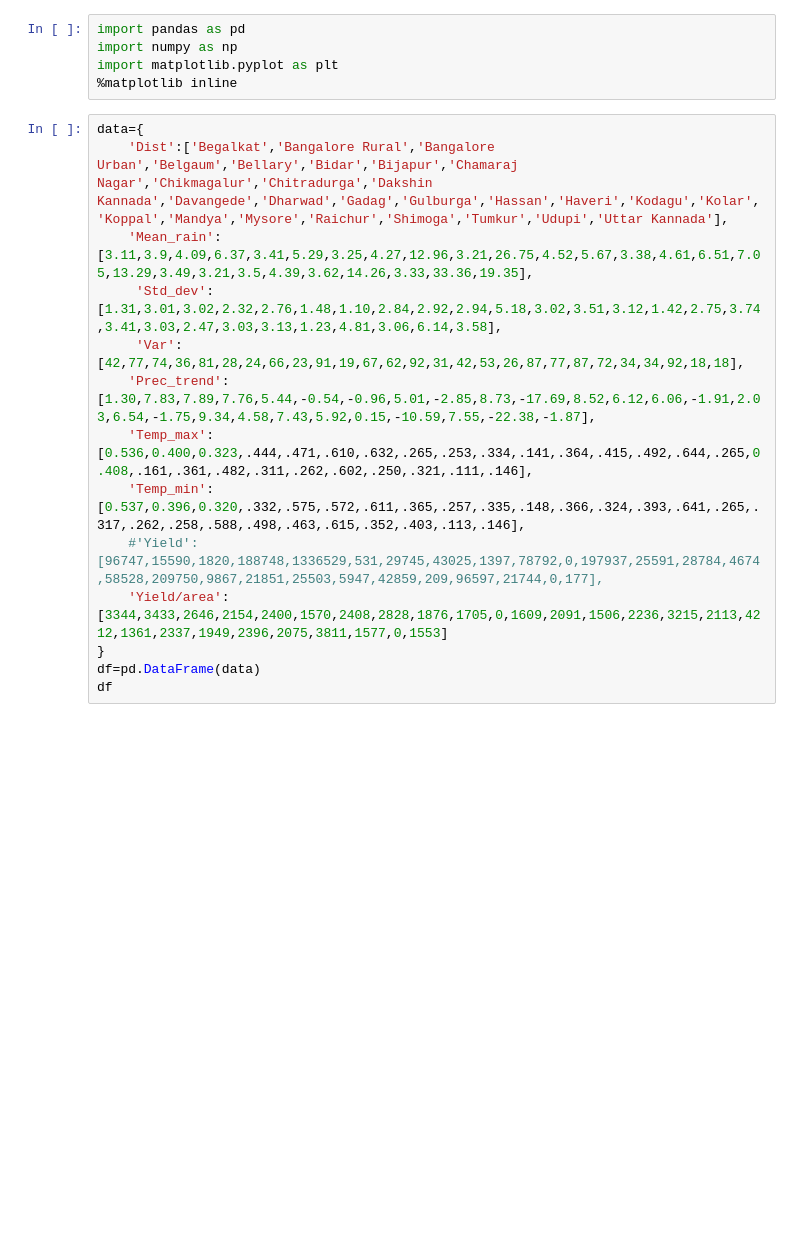
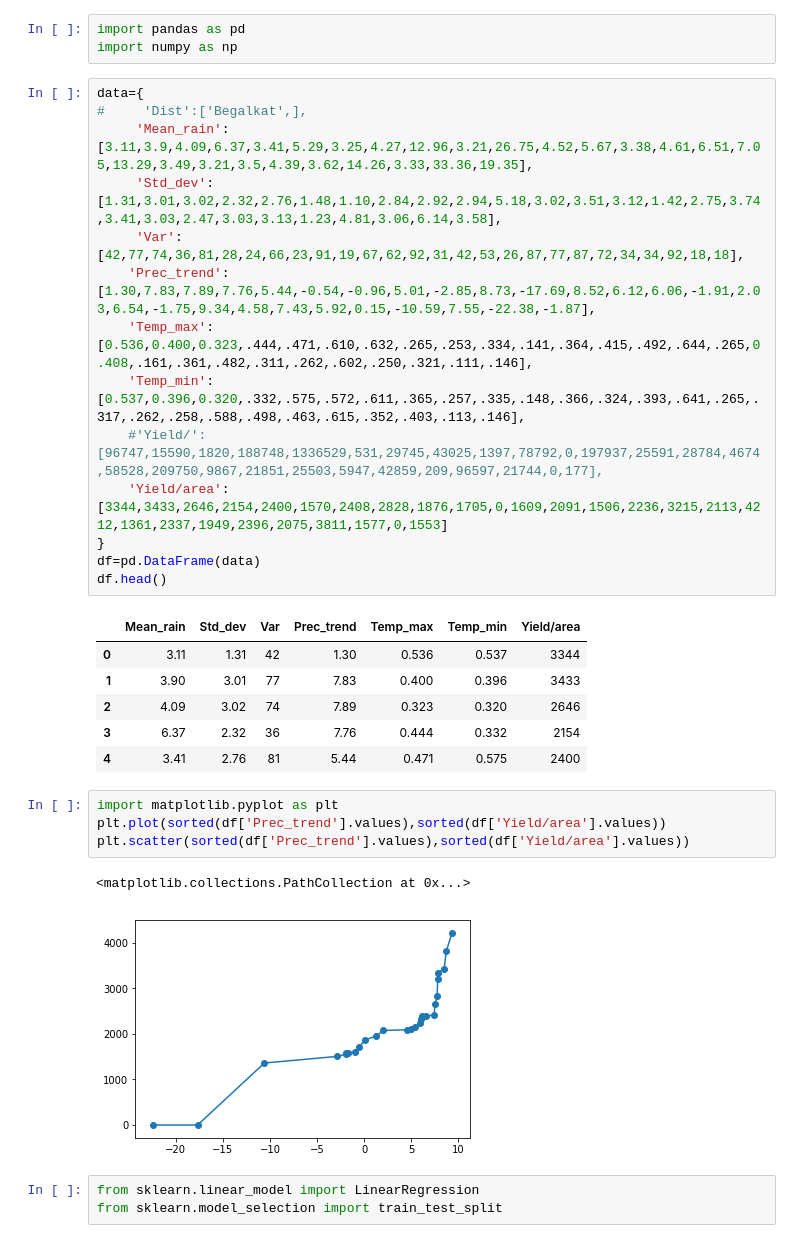
Before and after one commit to arghac14/CropYield-prediction, a Jupyter notebook: CropPrediction.ipynb, the cells around one changed output. Drawn from its saved outputs; the diff is of its cells as text; blank space fills up the shorter version.

```diff
--- a/CropPrediction.ipynb
+++ b/CropPrediction.ipynb
@@ -3,19 +3,34 @@
 # %%
 import pandas as pd
 import numpy as np
-import matplotlib.pyplot as plt
-%matplotlib inline
 # %%
 data={
-    'Dist':['Begalkat','Bangalore Rural','Bangalore Urban','Belgaum','Bellary','Bidar','Bijapur','Chamaraj Nagar','Chikmagalur','Chitradurga','Dakshin Kannada','Davangede','Dharwad','Gadag','Gulburga','Hassan','Haveri','Kodagu','Kolar','Koppal','Mandya','Mysore','Raichur','Shimoga','Tumkur','Udupi','Uttar Kannada'],
-    'Mean_rain':[3.11,3.9,4.09,6.37,3.41,5.29,3.25,4.27,12.96,3.21,26.75,4.52,5.67,3.38,4.61,6.51,7.05,13.29,3.49,3.21,3.5,4.39,3.62,14.26,3.33,33.36,19.35],
+#     'Dist':['Begalkat',],
+     'Mean_rain':[3.11,3.9,4.09,6.37,3.41,5.29,3.25,4.27,12.96,3.21,26.75,4.52,5.67,3.38,4.61,6.51,7.05,13.29,3.49,3.21,3.5,4.39,3.62,14.26,3.33,33.36,19.35],
      'Std_dev':[1.31,3.01,3.02,2.32,2.76,1.48,1.10,2.84,2.92,2.94,5.18,3.02,3.51,3.12,1.42,2.75,3.74,3.41,3.03,2.47,3.03,3.13,1.23,4.81,3.06,6.14,3.58],
      'Var':[42,77,74,36,81,28,24,66,23,91,19,67,62,92,31,42,53,26,87,77,87,72,34,34,92,18,18],
     'Prec_trend':[1.30,7.83,7.89,7.76,5.44,-0.54,-0.96,5.01,-2.85,8.73,-17.69,8.52,6.12,6.06,-1.91,2.03,6.54,-1.75,9.34,4.58,7.43,5.92,0.15,-10.59,7.55,-22.38,-1.87],
     'Temp_max':[0.536,0.400,0.323,.444,.471,.610,.632,.265,.253,.334,.141,.364,.415,.492,.644,.265,0.408,.161,.361,.482,.311,.262,.602,.250,.321,.111,.146],
     'Temp_min':[0.537,0.396,0.320,.332,.575,.572,.611,.365,.257,.335,.148,.366,.324,.393,.641,.265,.317,.262,.258,.588,.498,.463,.615,.352,.403,.113,.146],
-    #'Yield':[96747,15590,1820,188748,1336529,531,29745,43025,1397,78792,0,197937,25591,28784,4674,58528,209750,9867,21851,25503,5947,42859,209,96597,21744,0,177],
+    #'Yield/':[96747,15590,1820,188748,1336529,531,29745,43025,1397,78792,0,197937,25591,28784,4674,58528,209750,9867,21851,25503,5947,42859,209,96597,21744,0,177],
     'Yield/area':[3344,3433,2646,2154,2400,1570,2408,2828,1876,1705,0,1609,2091,1506,2236,3215,2113,4212,1361,2337,1949,2396,2075,3811,1577,0,1553]
 }
 df=pd.DataFrame(data)
-df
+df.head()
+# %% [output]
+|  | Mean_rain | Std_dev | Var | Prec_trend | Temp_max | Temp_min | Yield/area |
+| 0 | 3.11 | 1.31 | 42 | 1.30 | 0.536 | 0.537 | 3344 |
+| 1 | 3.90 | 3.01 | 77 | 7.83 | 0.400 | 0.396 | 3433 |
+| 2 | 4.09 | 3.02 | 74 | 7.89 | 0.323 | 0.320 | 2646 |
+| 3 | 6.37 | 2.32 | 36 | 7.76 | 0.444 | 0.332 | 2154 |
+| 4 | 3.41 | 2.76 | 81 | 5.44 | 0.471 | 0.575 | 2400 |
+# %%
+import matplotlib.pyplot as plt
+plt.plot(sorted(df['Prec_trend'].values),sorted(df['Yield/area'].values))
+plt.scatter(sorted(df['Prec_trend'].values),sorted(df['Yield/area'].values))
+# %% [output]
+<matplotlib.collections.PathCollection at 0x...>
+[figure, added]
+# %%
+from sklearn.linear_model import LinearRegression
+from sklearn.model_selection import train_test_split
```
Also changed, not shown: parts of 3 cells of this notebook.
